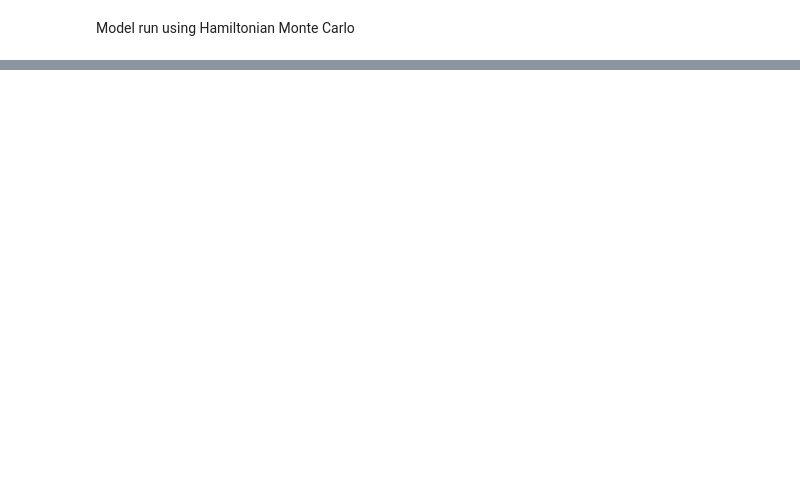
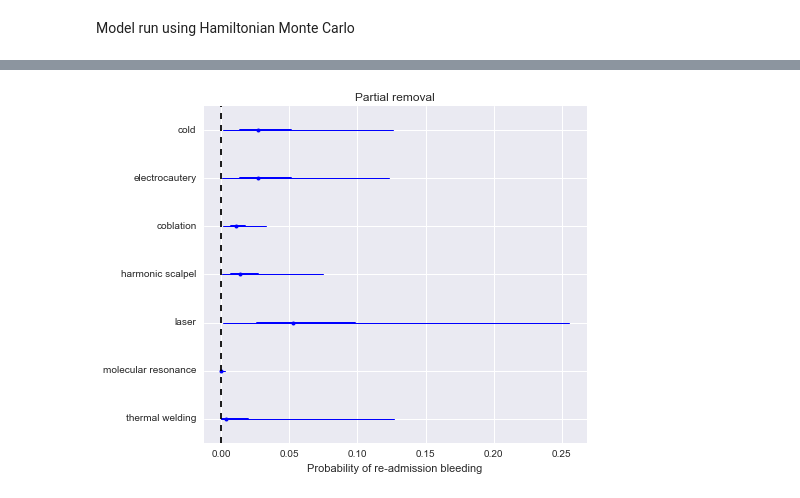
Before and after one commit to VanderbiltPopHealthSci/tonsillectomy_MA, a Jupyter notebook: Bleeding MA.ipynb, the cells around one changed output, grey strips where cells are left out. Drawn from its saved outputs; the diff is of its cells as text; code cells hidden in the pictures; blank space fills up the shorter version.

```diff
--- a/Bleeding MA.ipynb
+++ b/Bleeding MA.ipynb
@@ -183,0 +225,2 @@ Estimates show total removal by surgery to have approximately a 1.5% chance of s
+# %%
+readmission_model = specify_model(Model(), readmission_bleeding_data)
@@ -183,0 +229,3 @@ Estimates show total removal by surgery to have approximately a 1.5% chance of s
+# %%
+with readmission_model:
+    readmission_trace = sample(2000, random_seed=rseed)
@@ -205,0 +302,5 @@ Posterior traces and histograms of key parameters:
+# %%
+forestplot(readmission_trace[1000:], varnames=['π_partial'], ylabels=technique_includes,
+           main='Partial removal', xtitle='Probability of re-admission bleeding');
+# %% [output]
+[figure, added]
```
Also changed, not shown: parts of 50 cells of this notebook.
